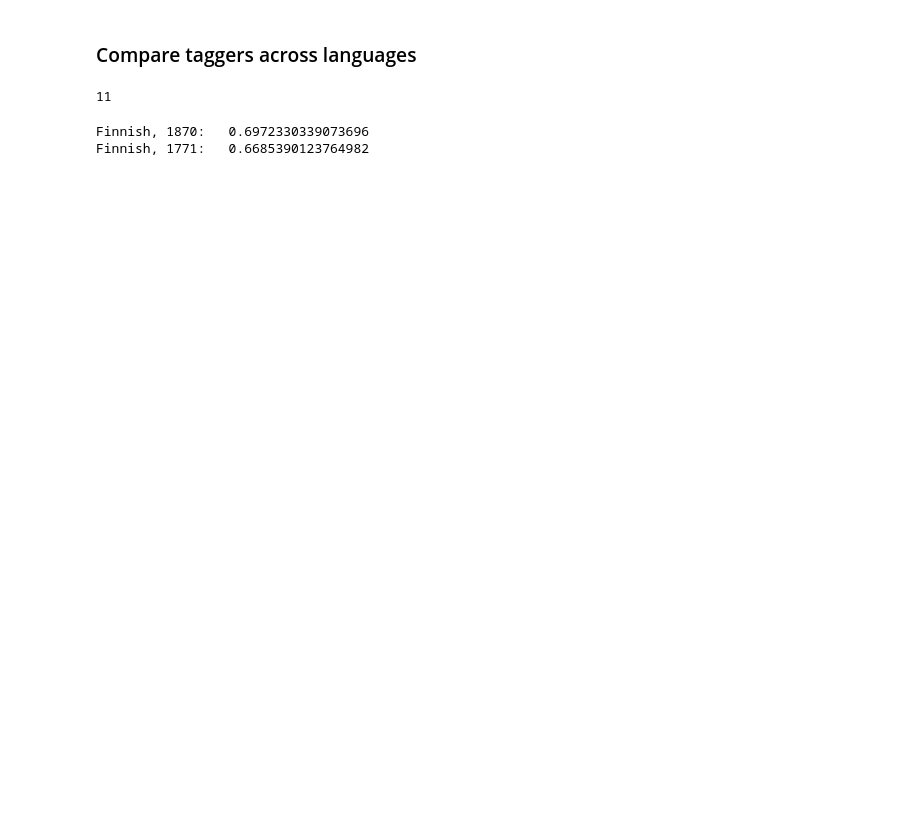
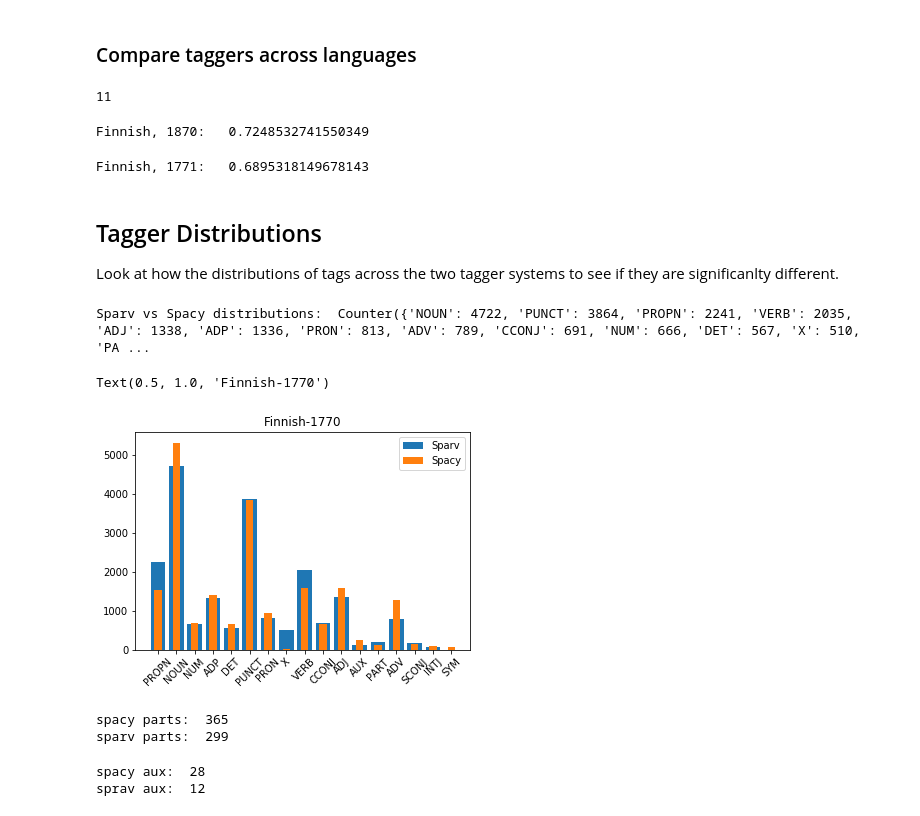
Before and after one commit to linnealovespie/scandinavian-languages, a Jupyter notebook: TaggerTest.ipynb, the cells around one changed output. Drawn from its saved outputs; the diff is of its cells as text; code cells hidden in the pictures; blank space fills up the shorter version.

Commit message:
Look at distributions of tags and start on dep parsing

```diff
--- a/TaggerTest.ipynb
+++ b/TaggerTest.ipynb
@@ -33,7 +35,7 @@ msd_to_upos = {
     "PP": "ADP",
     "PC": "ADJ", # Participle = adjective
     "KN": "CCONJ",
-    "JJ": "AJD",
+    "JJ": "ADJ",
     "NN": "NOUN",
     "RG": "NUM", # Cardinal number = number
     "RO": "NUM", # Ordinal Number = number
@@ -44,7 +46,7 @@ msd_to_upos = {
     "AN": "PUNCT", # Abbreviation = punctuation
     "SN": "SCONJ", # Subjunction = subordinating conjunction
     "UO": "X", # Foreign word = other
-    "IE": "PART", # Infinitive marker = particle
+    "IE": "AUX", # Infinitive marker = particle
     "PS": "PART", # Possessive = particle
     "HA": "ADV", # Relative adverb = adverb
     "HP": "PRON", # Relative pronoun = pronoun
@@ -193,7 +238,22 @@ len("</sentence>")
+# %%
+file_path = os.path.join("/share/magpie/datasets/Swedish", "klk-sv-1771-1879-vrt", "klk-sv-1870.vrt")
+print("Finnish, 1870: \t", getPosOverlapFin(file_path))
+# %% [output]
+Finnish, 1870:   0.7248532741550349
+# %%
+file_path = os.path.join("/share/magpie/datasets/Swedish", "klk-sv-1771-1879-vrt", "klk-sv-1771.vrt")
+print("Finnish, 1771: \t", getPosOverlapFin(file_path))
+# %% [output]
+Finnish, 1771:   0.6895318149678143
+# %% [markdown]
+## Tagger Distributions
+Look at how the distributions of tags across the two tagger systems to see if they are significanlty different.
 # %%
-def getPosOverlapFin(file_path):
+def getPosDistrFin(file_path):
     num_sentences = 0
     sum_overlaps= 0
+    counterSparv = Counter()
+    counterSpacy = Counter()
     with open(file_path) as reader:
         words = []
         pos = []
@@ -214,7 +274,8 @@ def getPosOverlapFin(file_path):
                 # print("\nSPARV:", [f'{words[i]}/{pos_sparv[i]}' for i in range(len(words))])
                 # print("SPACY:", [f'{token.text}/{token.tag_}' for token in doc])
                 # print(len(pos_spacy), len(pos_sparv))
-                sum_overlaps += (sum(pos_sparv== pos_spacy)/len(pos_sparv))
+                counterSparv.update(pos_sparv)
+                counterSpacy.update(pos_spacy)
                 # print((sum(pos_sparv== pos_spacy)/len(pos_sparv)))
                 num_sentences += 1
             # Split up by sentence
@@ -224,13 +285,32 @@ def getPosOverlapFin(file_path):
                 #print(wordInfo)
                 words += [wordInfo[0]]
                 pos += [wordInfo[1]]
-    return sum_overlaps / num_sentences
+            if num_sentences == 1000: break
+    return counterSparv, counterSpacy
 # %%
-file_path = os.path.join("/share/magpie/datasets/Swedish", "klk-sv-1771-1879-vrt", "klk-sv-1870.vrt")
-print("Finnish, 1870: \t", getPosOverlapFin(file_path))
-
 file_path = os.path.join("/share/magpie/datasets/Swedish", "klk-sv-1771-1879-vrt", "klk-sv-1771.vrt")
-print("Finnish, 1771: \t", getPosOverlapFin(file_path))
+counterSparv, counterSpacy = getPosDistrFin(file_path)
+print("Sparv vs Spacy distributions: ", counterSparv, counterSpacy)
 # %% [output]
-Finnish, 1870:   0.6972330339073696
-Finnish, 1771:   0.6685390123764982
+Sparv vs Spacy distributions:  Counter({'NOUN': 4722, 'PUNCT': 3864, 'PROPN': 2241, 'VERB': 2035, 'ADJ': 1338, 'ADP': 1336, 'PRON': 813, 'ADV': 789, 'CCONJ': 691, 'NUM': 666, 'DET': 567, 'X': 510, 'PA ...
+# %%
+plt.bar(counterSparv.keys(), counterSparv.values(), label="Sparv")
+plt.bar(counterSpacy.keys(), counterSpacy.values(), width=0.4, label="Spacy")
+plt.xticks(rotation=45)
+plt.legend()
+plt.title("Finnish-1770")
+# %% [output]
+Text(0.5, 1.0, 'Finnish-1770')
+[figure, added]
+# %%
+print("spacy parts: ", counterSpacy['AUX'] + counterSpacy['PART'])
+print("sparv parts: ", counterSparv['AUX'] + counterSparv['PART'])
+# %% [output]
+spacy parts:  365
+sparv parts:  299
+# %%
+print("spacy aux: ", counterSpacy['AUX'])
+print("sprav aux: ", counterSparv['AUX'])
+# %% [output]
+spacy aux:  28
+sprav aux:  12
```
Also changed, not shown: parts of 9 cells of this notebook, 1 other file.
